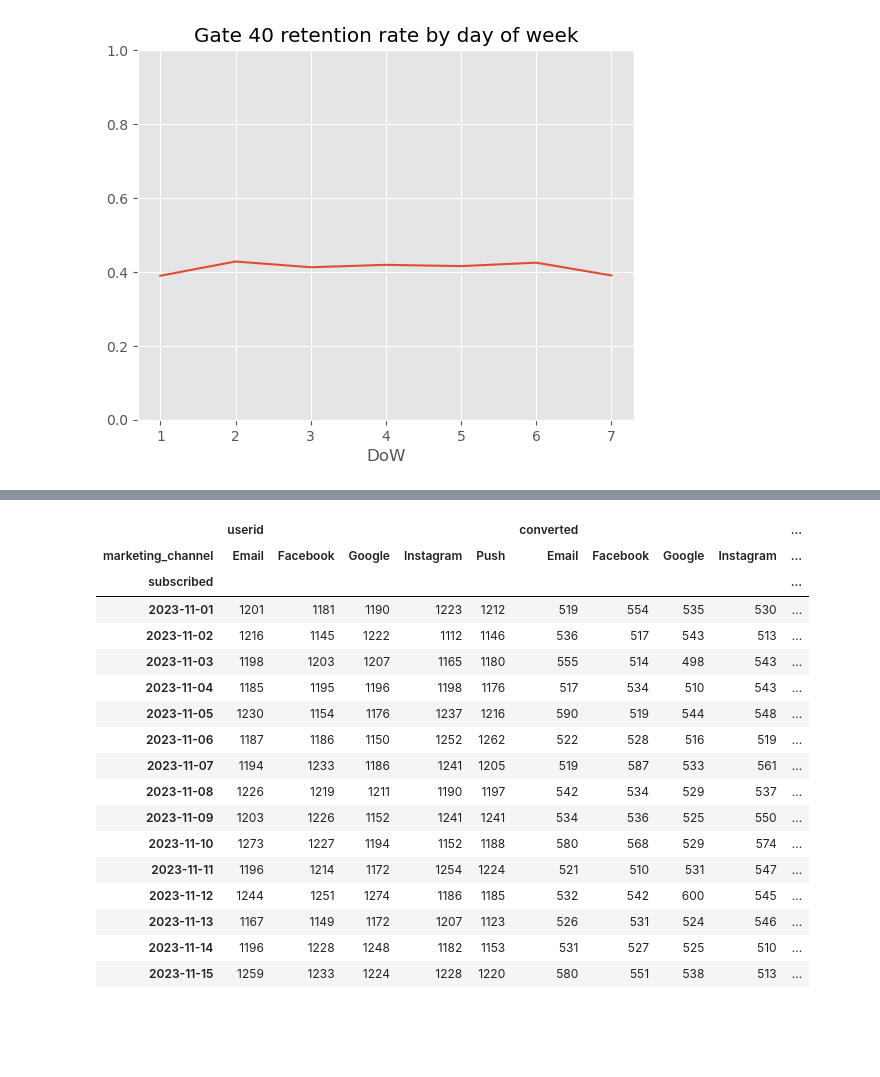
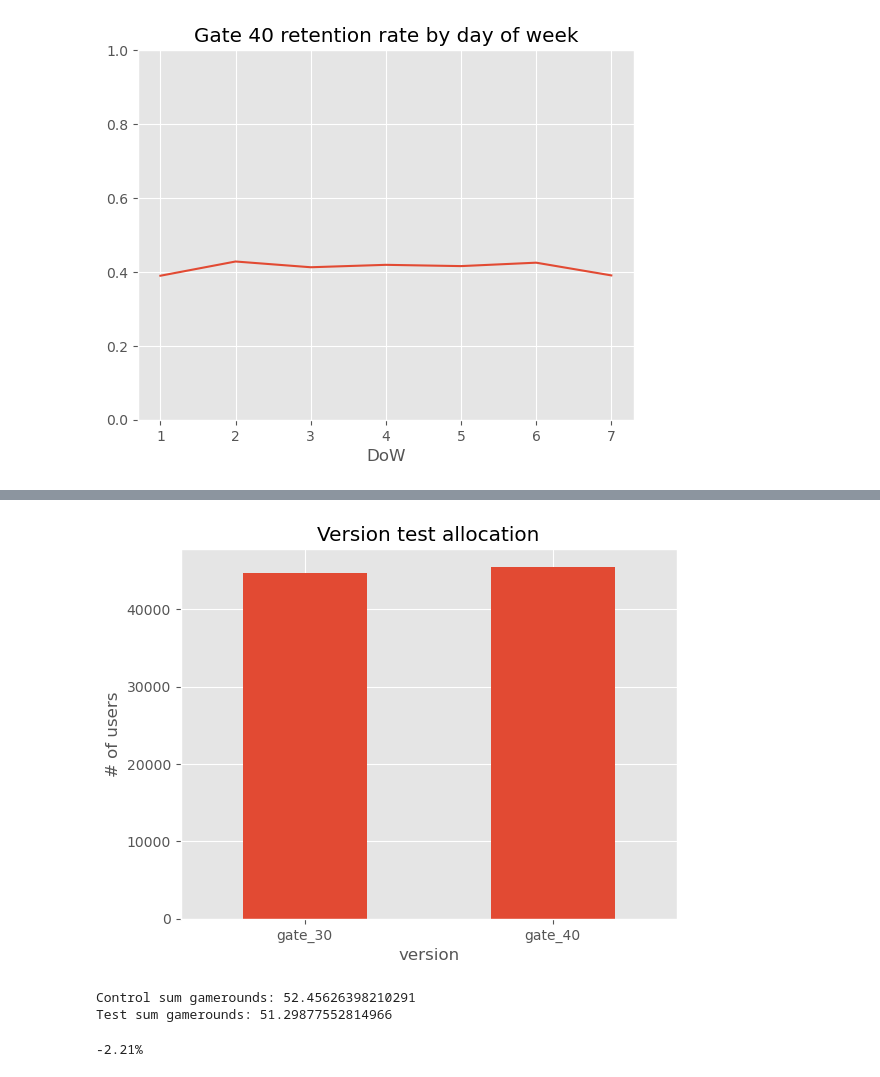
Before and after one commit to stepanaromanov/python_for_marketing_research_and_analytics, a Jupyter notebook: 1_analyzing_marketing_campaigns_with_pandas/analyzing_marketing_campaigns_with_pandas.ipynb, the cells around one changed output, grey strips where cells are left out. Cells and saved outputs as stored; diff of their text form; code cells hidden in the pictures; blank space fills up the shorter version.

Commit message:
lift & test

```diff
--- a/1_analyzing_marketing_campaigns_with_pandas/analyzing_marketing_campaigns_with_pandas.ipynb
+++ b/1_analyzing_marketing_campaigns_with_pandas/analyzing_marketing_campaigns_with_pandas.ipynb
@@ -291,23 +251,35 @@ expected_conversions.head()
-# %%
-# Create push conversion rate column for affected period (first week)
-expected_conversions['actual_push_conversions'] = expected_conversions.loc['2023-11-01':'2023-11-07'][('converted'), ('Push')]
-expected_conversions
-# %% [output]
-|  | userid |  |  |  |  | converted |  |  |  | ... |
-| marketing_channel | Email | Facebook | Google | Instagram | Push | Email | Facebook | Google | Instagram | ... |
-| subscribed |  |  |  |  |  |  |  |  |  | ... |
-| 2023-11-01 | 1201 | 1181 | 1190 | 1223 | 1212 | 519 | 554 | 535 | 530 | ... |
-| 2023-11-02 | 1216 | 1145 | 1222 | 1112 | 1146 | 536 | 517 | 543 | 513 | ... |
-| 2023-11-03 | 1198 | 1203 | 1207 | 1165 | 1180 | 555 | 514 | 498 | 543 | ... |
-| 2023-11-04 | 1185 | 1195 | 1196 | 1198 | 1176 | 517 | 534 | 510 | 543 | ... |
-| 2023-11-05 | 1230 | 1154 | 1176 | 1237 | 1216 | 590 | 519 | 544 | 548 | ... |
-| 2023-11-06 | 1187 | 1186 | 1150 | 1252 | 1262 | 522 | 528 | 516 | 519 | ... |
-| 2023-11-07 | 1194 | 1233 | 1186 | 1241 | 1205 | 519 | 587 | 533 | 561 | ... |
-| 2023-11-08 | 1226 | 1219 | 1211 | 1190 | 1197 | 542 | 534 | 529 | 537 | ... |
-| 2023-11-09 | 1203 | 1226 | 1152 | 1241 | 1241 | 534 | 536 | 525 | 550 | ... |
-| 2023-11-10 | 1273 | 1227 | 1194 | 1152 | 1188 | 580 | 568 | 529 | 574 | ... |
-| 2023-11-11 | 1196 | 1214 | 1172 | 1254 | 1224 | 521 | 510 | 531 | 547 | ... |
-| 2023-11-12 | 1244 | 1251 | 1274 | 1186 | 1185 | 532 | 542 | 600 | 545 | ... |
-| 2023-11-13 | 1167 | 1149 | 1172 | 1207 | 1123 | 526 | 531 | 524 | 546 | ... |
-| 2023-11-14 | 1196 | 1228 | 1248 | 1182 | 1153 | 531 | 527 | 525 | 510 | ... |
-| 2023-11-15 | 1259 | 1233 | 1224 | 1228 | 1220 | 580 | 551 | 538 | 513 | ... |
+# %%
+# test allocation
+allocation = data.groupby(['version'])['userid'].nunique()
+allocation.plot(kind='bar')
+plt.title('Version test allocation')
+plt.xticks(rotation=0)
+plt.ylabel('# of users')
+plt.show()
+# %% [output]
+[figure, added]
+# %%
+# Get the date for the test
+control_group = gate_30_data['sum_gamerounds']
+test_group = gate_40_data['sum_gamerounds']
+control_mean = np.mean(control_group)
+test_mean = np.mean(test_group)
+print(f"Control sum gamerounds: {control_mean}")
+print(f"Test sum gamerounds: {test_mean}")
+# %% [output]
+Control sum gamerounds: 52.45626398210291
+Test sum gamerounds: 51.29877552814966
+# %%
+# create function for calculating lift
+def lift(a, b):
+    a_mean = np.mean(a)
+    b_mean = np.mean(b)
+    # Calculate the lift using control mean and test mean
+    # Find the differenece between the treatment effect (or the mean) of the treatment compared to the treatment effect of the contro divided by the treatment effect of the control
+    lift = (b_mean - a_mean) / a_mean
+    return str(round(lift * 100, 2)) + '%'
+
+# print the results for lift function using control and test variables
+print(lift(a=control_group,b=test_group))
+# %% [output]
+-2.21%
```
Also changed, not shown: parts of 7 cells of this notebook, 1 other file.
